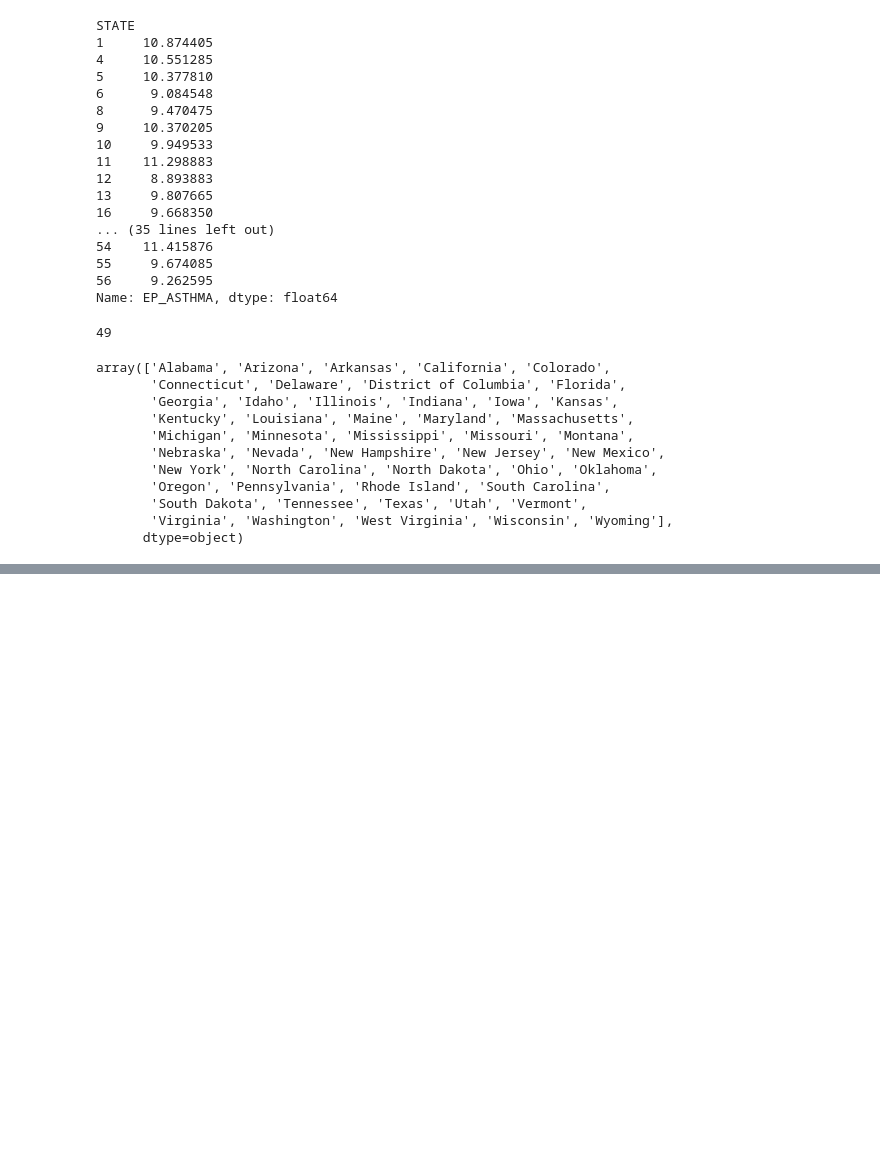
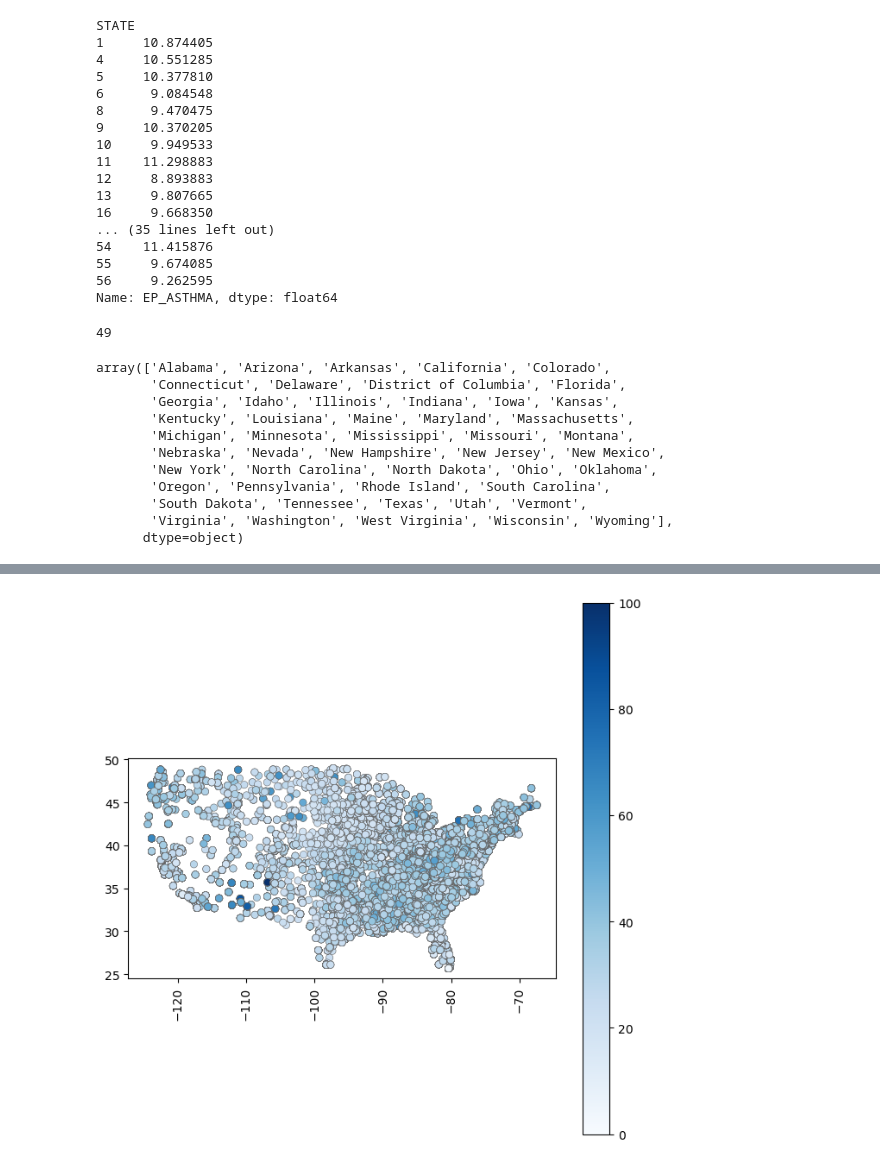
Before and after one commit to skeyas/PPOL564_Group2, a Jupyter notebook: scratch/eji_exploration.ipynb, the cells around one changed output, grey strips where cells are left out. Saved outputs shown, nothing was run; the diff lists cells and outputs as text; code cells hidden in the pictures; blank space fills up the shorter version.

```diff
--- a/scratch/eji_exploration.ipynb
+++ b/scratch/eji_exploration.ipynb
@@ -59,6 +63,6 @@ array(['Alabama', 'Arizona', 'Arkansas', 'California', 'Colorado',
       dtype=object)
 # %%
 df_joined.groupby(["STATE", "COUNTY"])["EP_ASTHMA"].mean()
-df_joined["geocoded"] = [tuple(requests.get(f"https://api.mapbox.com/geocoding/v5/mapbox.places/{df_joined.iloc[a]['COUNTY']} {df_joined.iloc[a]['STATE_NAME']}.json",
+df_joined["geocoded"] = [tuple(requests.get(f"https://api.mapbox.com/geocoding/v5/mapbox.places/{df_joined.iloc[a]['COUNTY']} {df_joined.iloc[a]['STATE_NAME']} UNITED STATES.json",
                    params={"access_token": config.api_token}).json()["features"][0]["center"])
                       for a in range(len(df_joined))]
@@ -87,0 +69,3 @@ print(res.json())
+# %%
+df_joined = pd.concat([df_joined, df_joined["geocoded"].apply(pd.Series).rename(columns={0: "LON", 1: "LAT"})], axis=1)
+df_joined
@@ -87,0 +86,18 @@ print(res.json())
+# %%
+us_boundary = gpd.read_file("../input/s_22mr22.shp")
+
+geom = [Point(x) for x in df_joined.geocoded]
+geo_df = gpd.GeoDataFrame(df_joined,
+                          crs = {'init':'EPSG:4326'},
+                          geometry = geom)
+
+fig, ax = plt.subplots(1, figsize=(8, 8))
+plt.xticks(rotation=90)
+
+geo_df.plot(column="EP_ASTHMA", cmap="Blues", linewidth=0.4, ax=ax, edgecolor=".4")
+
+bar_info = plt.cm.ScalarMappable(cmap="Blues", norm=plt.Normalize(vmin=0, vmax=100))
+bar_info._A = []
+cbar = fig.colorbar(bar_info)
+# %% [output]
+[figure, added]
```
Also changed, not shown: parts of 5 cells of this notebook, 1 other file.
